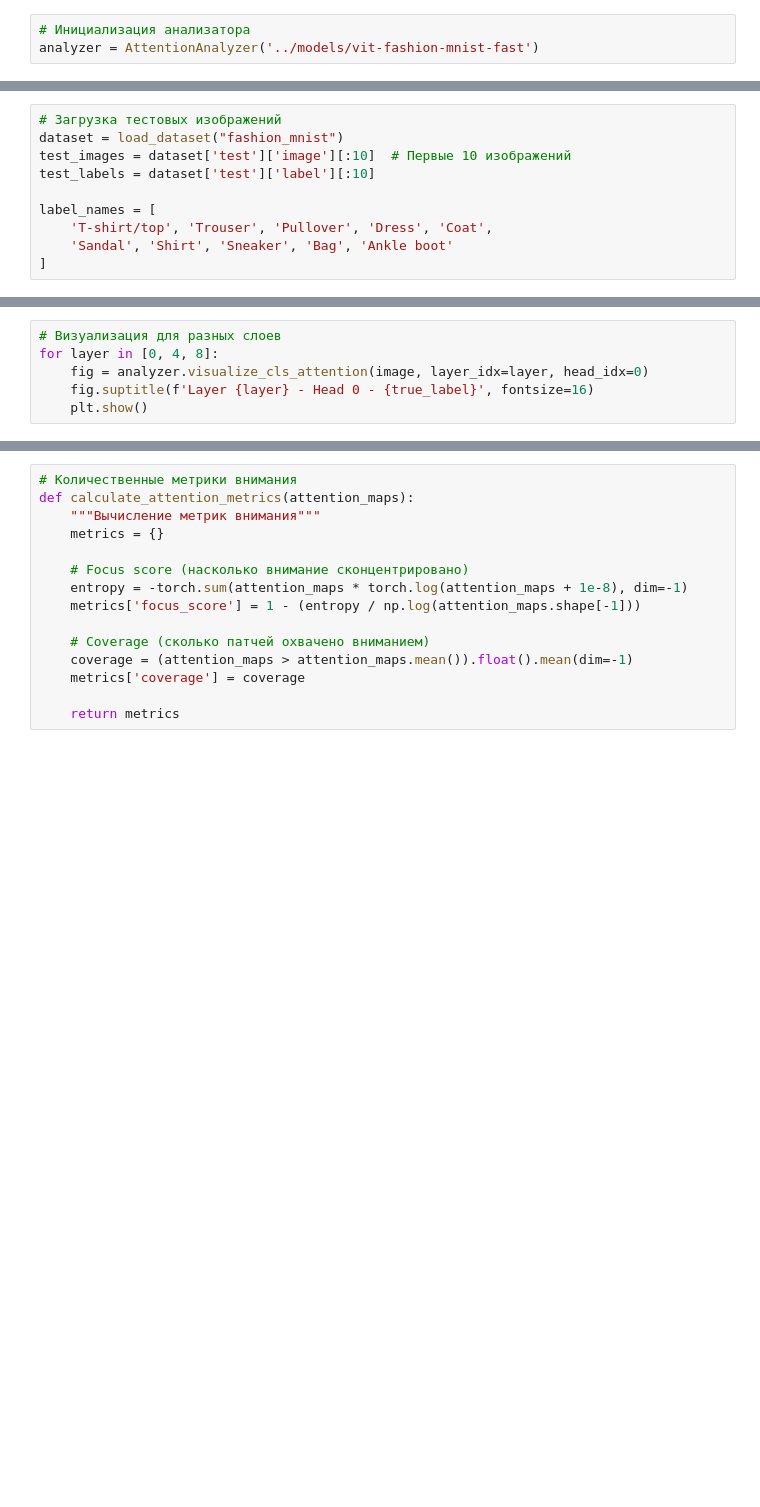
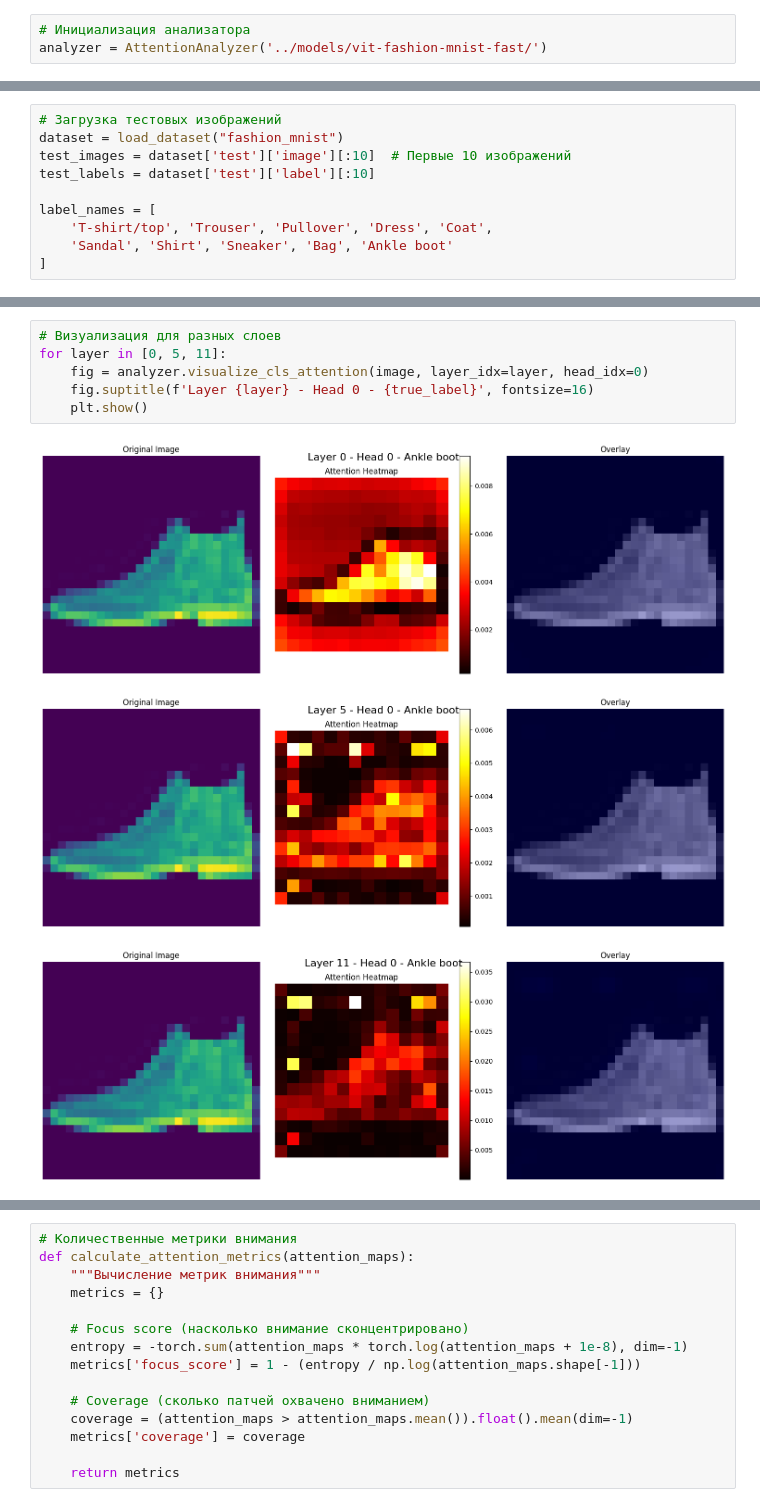
Before and after one commit to DaniilShd/modern_CV_1.2, a Jupyter notebook: notebooks/attention_analysis.ipynb, the cells around one changed output, grey strips where cells are left out. Drawn from its saved outputs; the diff is of its cells as text; blank space fills up the shorter version.

```diff
--- a/notebooks/attention_analysis.ipynb
+++ b/notebooks/attention_analysis.ipynb
@@ -9,4 +9,4 @@ from datasets import load_dataset
 from src.attention_analysis import AttentionAnalyzer
 # %%
 # Инициализация анализатора
-analyzer = AttentionAnalyzer('../models/vit-fashion-mnist-fast')
+analyzer = AttentionAnalyzer('../models/vit-fashion-mnist-fast/')
@@ -32,9 +32,13 @@ print(f"Анализ изображения: {true_label}")
 # %%
 # Визуализация для разных слоев
-for layer in [0, 4, 8]:
+for layer in [0, 5, 11]:
     fig = analyzer.visualize_cls_attention(image, layer_idx=layer, head_idx=0)
     fig.suptitle(f'Layer {layer} - Head 0 - {true_label}', fontsize=16)
     plt.show()
+# %% [output]
+[figure, added]
+[figure, added]
+[figure, added]
 # %%
 # Attention Rollout для нескольких изображений
 for i in range(3):
```
Also changed, not shown: parts of 9 cells of this notebook, 5 other files.
